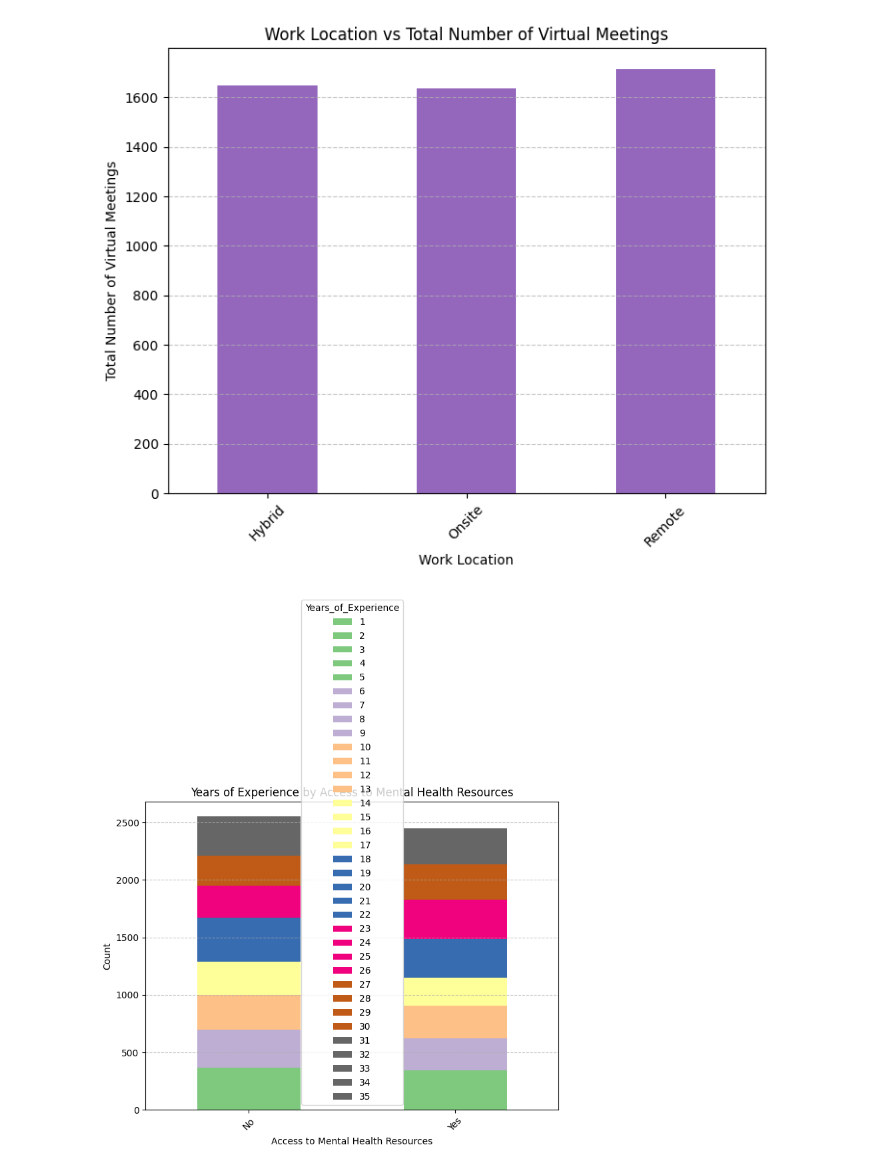
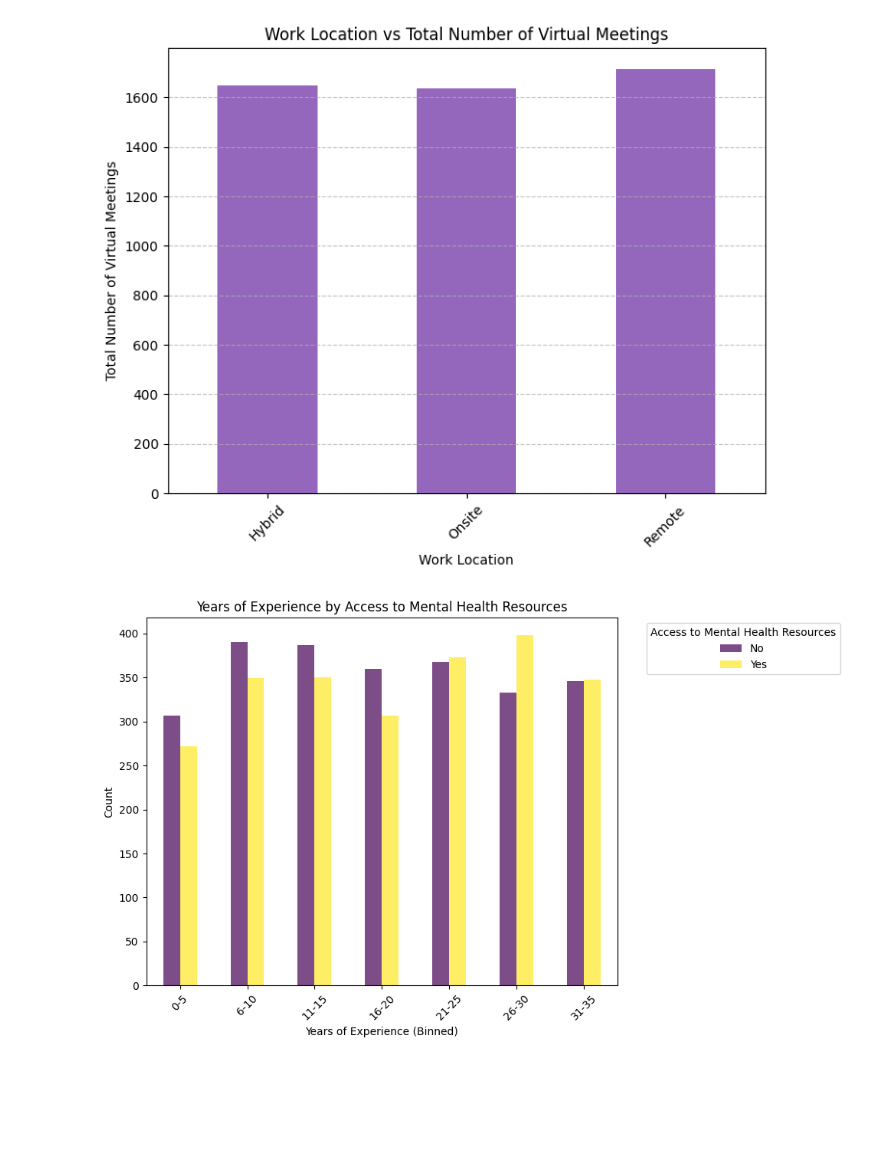
Before and after one commit to patrii10/EDA_Patricia_Diez, a Jupyter notebook: EDA_Entrega/src/notebooks/analisis_multivariante.ipynb, the cells around one changed output. Saved outputs shown, nothing was run; the diff lists cells and outputs as text; code cells hidden in the pictures; blank space fills up the shorter version.

```diff
--- a/EDA_Entrega/src/notebooks/analisis_multivariante.ipynb
+++ b/EDA_Entrega/src/notebooks/analisis_multivariante.ipynb
@@ -250,18 +250,28 @@ plt.grid(axis='y', linestyle='--', alpha=0.7)
 plt.show()
 # %% [output]
 [figure]
-# %%
-# Agrupamos por Access_to_Mental_Health_Resources y Years_of_Experience
-resources_experience = health.groupby(['Access_to_Mental_Health_Resources', 'Years_of_Experience']).size().unstack(fill_value=0)
-
-# Gráfico de barras apiladas
-resources_experience.plot(kind='bar', stacked=True, figsize=(8, 6), colormap='Accent')
-plt.title('Years of Experience by Access to Mental Health Resources')
-plt.xlabel('Access to Mental Health Resources')
-plt.ylabel('Count')
-plt.xticks(rotation=45)
-#plt.legend(title='Years of Experience')
-plt.grid(axis='y', linestyle='--', alpha=0.7)
-plt.show()
-# %% [output]
-[figure, removed]
+# %%
+import pandas as pd
+import matplotlib.pyplot as plt
+
+# Crear los bins para 'Years_of_Experience'
+bins = [0, 5, 10, 15, 20, 25, 30, 35]  # Definir los límites de los bins
+labels = ['0-5', '6-10', '11-15', '16-20', '21-25', '26-30', '31-35']  # Etiquetas para los bins
+
+# Asignar los bins a la columna de 'Years_of_Experience'
+health['Experience_Binned'] = pd.cut(health['Years_of_Experience'], bins=bins, labels=labels, right=False)
+
+# Agrupar por 'Experience_Binned' y 'Access_to_Mental_Health_Resources' y contar las frecuencias
+experience_mental_health = health.groupby(['Experience_Binned', 'Access_to_Mental_Health_Resources']).size().unstack(fill_value=0)
+
+# Crear el gráfico de barras
+experience_mental_health.plot(kind='bar', stacked=False, figsize=(10, 6), colormap='viridis', alpha= 0.7)
+plt.title('Years of Experience by Access to Mental Health Resources')
+plt.xlabel('Years of Experience (Binned)')
+plt.ylabel('Count')
+plt.xticks(rotation=45)
+plt.legend(title='Access to Mental Health Resources', bbox_to_anchor=(1.05, 1), loc='upper left')
+plt.tight_layout()
+plt.show()
+# %% [output]
+[figure, added]
```
Also changed, not shown: parts of 3 cells of this notebook.
